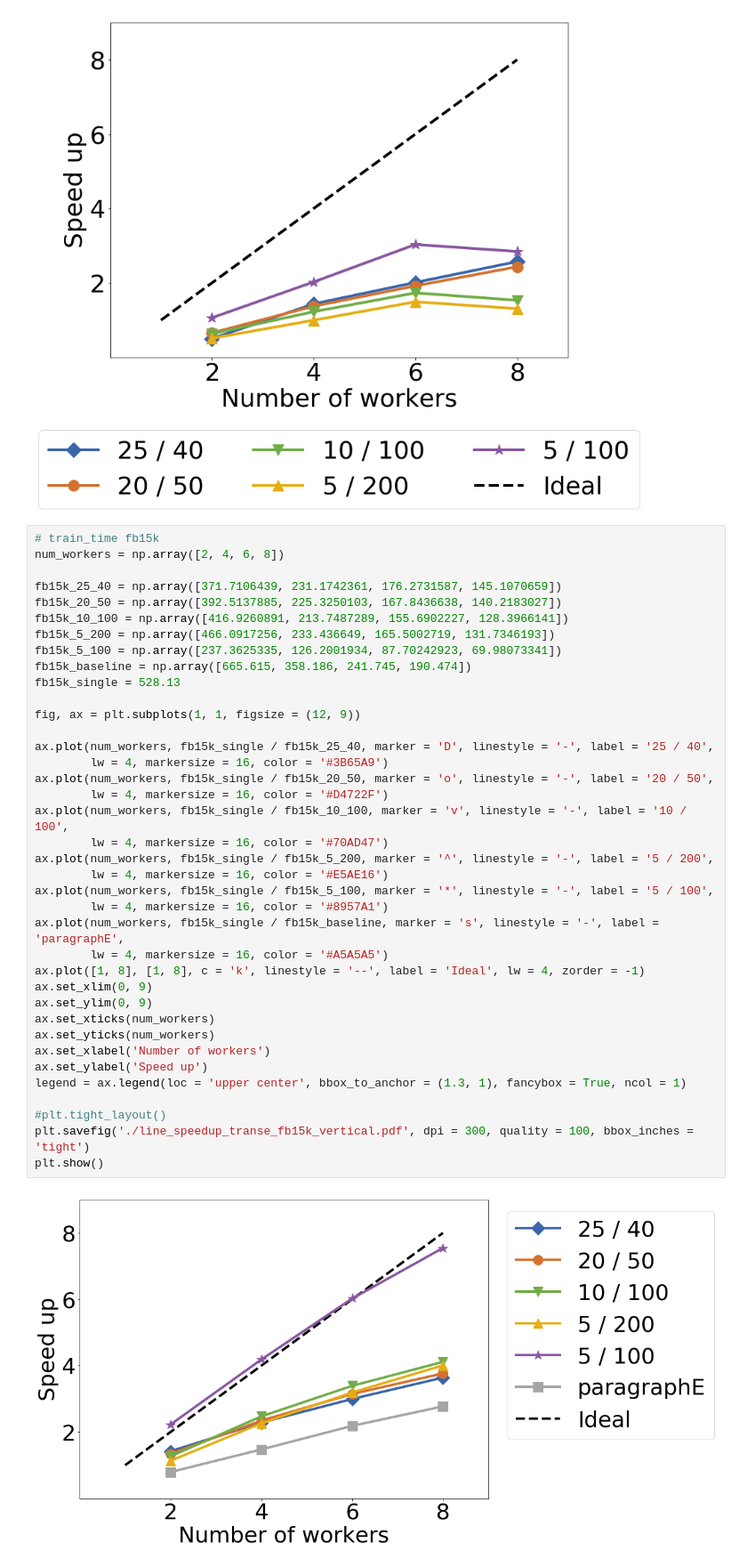
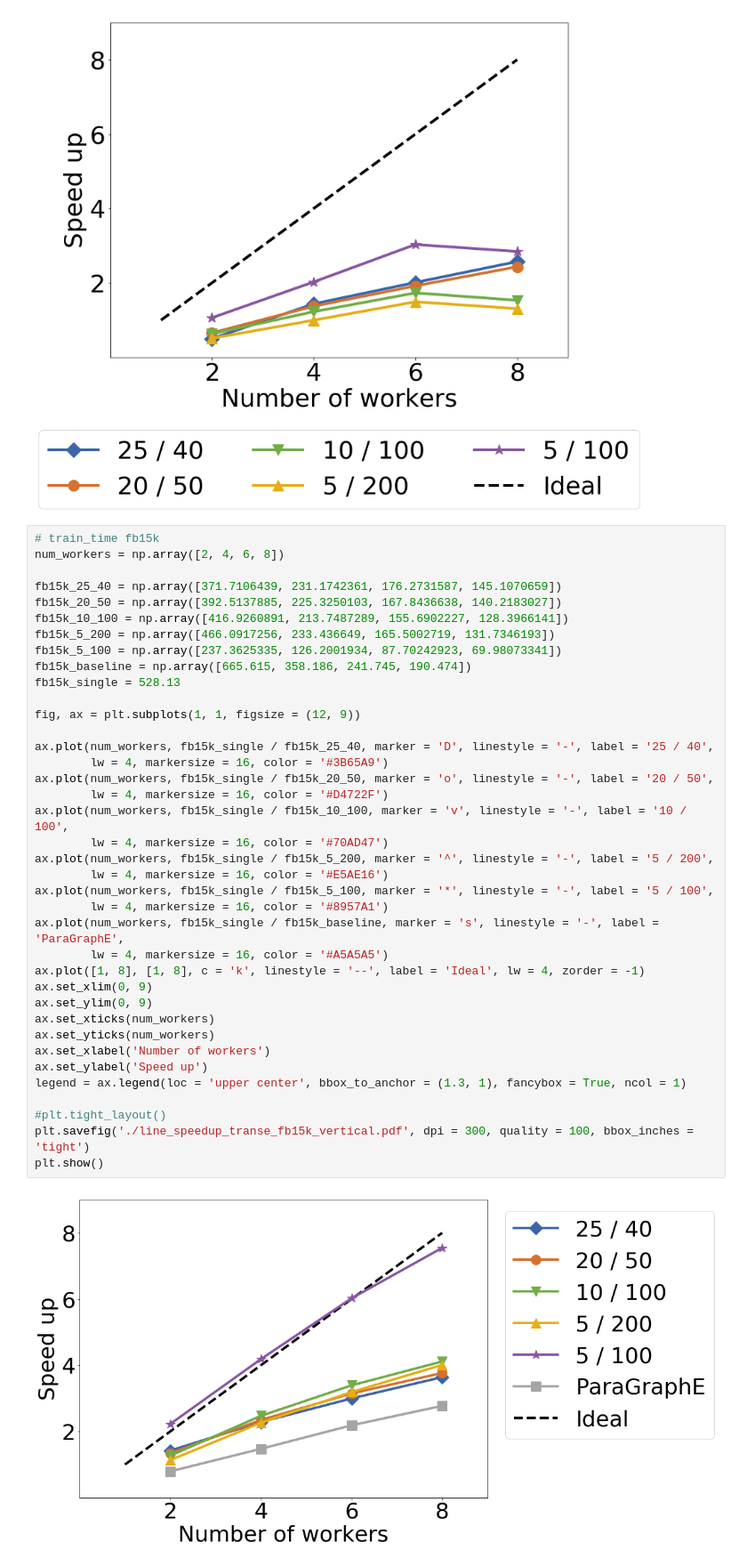
Before and after one commit to ahnjaewoo/Embedding, a Jupyter notebook: figures/figures - fb15k.ipynb, the cells around one changed output. Shown: that part at 89% size. Drawn from its saved outputs; the diff is of its cells as text.

```diff
--- a/figures/figures - fb15k.ipynb
+++ b/figures/figures - fb15k.ipynb
@@ -431,32 +431,32 @@ fb15k_5_200 = np.array([466.0917256, 233.436649, 165.5002719, 131.7346193])
 fb15k_5_100 = np.array([237.3625335, 126.2001934, 87.70242923, 69.98073341])
 fb15k_baseline = np.array([665.615, 358.186, 241.745, 190.474])
 fb15k_single = 528.13
 
 fig, ax = plt.subplots(1, 1, figsize = (12, 9))
 
 ax.plot(num_workers, fb15k_single / fb15k_25_40, marker = 'D', linestyle = '-', label = '25 / 40',
         lw = 4, markersize = 16, color = '#3B65A9')
 ax.plot(num_workers, fb15k_single / fb15k_20_50, marker = 'o', linestyle = '-', label = '20 / 50',
         lw = 4, markersize = 16, color = '#D4722F')
 ax.plot(num_workers, fb15k_single / fb15k_10_100, marker = 'v', linestyle = '-', label = '10 / 100',
         lw = 4, markersize = 16, color = '#70AD47')
 ax.plot(num_workers, fb15k_single / fb15k_5_200, marker = '^', linestyle = '-', label = '5 / 200',
         lw = 4, markersize = 16, color = '#E5AE16')
 ax.plot(num_workers, fb15k_single / fb15k_5_100, marker = '*', linestyle = '-', label = '5 / 100',
         lw = 4, markersize = 16, color = '#8957A1')
-ax.plot(num_workers, fb15k_single / fb15k_baseline, marker = 's', linestyle = '-', label = 'paragraphE',
+ax.plot(num_workers, fb15k_single / fb15k_baseline, marker = 's', linestyle = '-', label = 'ParaGraphE',
         lw = 4, markersize = 16, color = '#A5A5A5')
 ax.plot([1, 8], [1, 8], c = 'k', linestyle = '--', label = 'Ideal', lw = 4, zorder = -1)
 ax.set_xlim(0, 9)
 ax.set_ylim(0, 9)
 ax.set_xticks(num_workers)
 ax.set_yticks(num_workers)
 ax.set_xlabel('Number of workers')
 ax.set_ylabel('Speed up')
 legend = ax.legend(loc = 'upper center', bbox_to_anchor = (1.3, 1), fancybox = True, ncol = 1)
 
 #plt.tight_layout()
 plt.savefig('./line_speedup_transe_fb15k_vertical.pdf', dpi = 300, quality = 100, bbox_inches = 'tight')
 plt.show()
 # %% [output]
-[figure, old version]
+[figure, new version]
```
Also changed, not shown: parts of 3 cells of this notebook, 37 other files.
